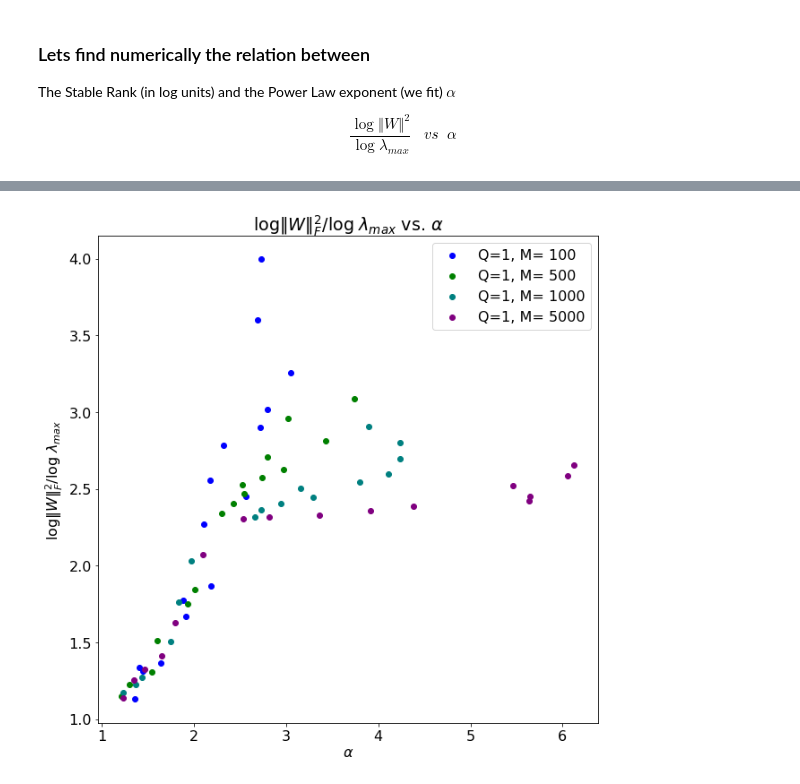
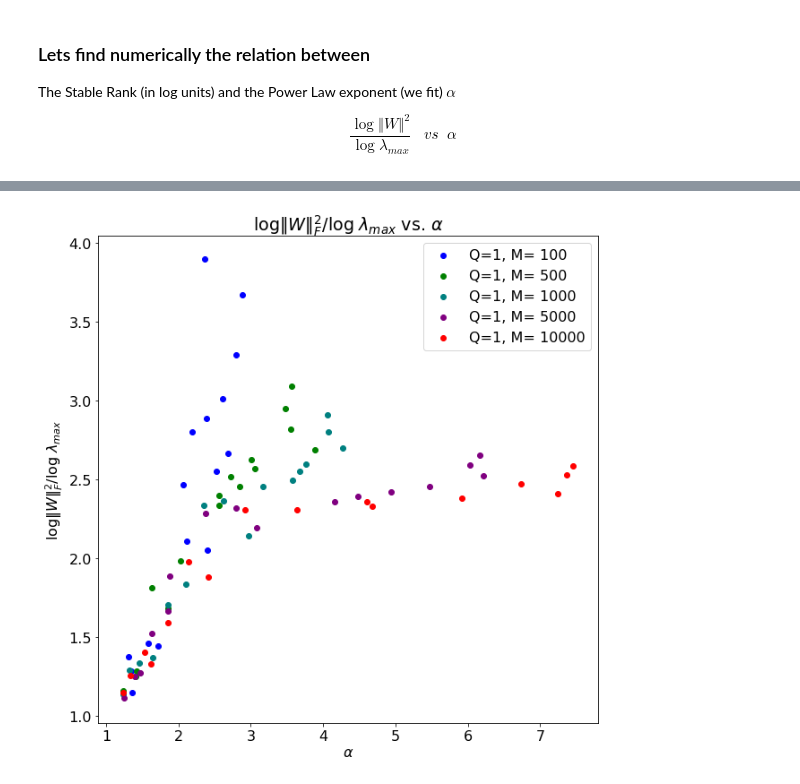
Before and after one commit to CalculatedContent/PredictingTestAccuracies, a Jupyter notebook: PowerLawExample-Alpha-LogNorm-Relations.ipynb, the cells around one changed output, grey strips where cells are left out. Cells and saved outputs as stored; diff of their text form; code cells hidden in the pictures.

```diff
--- a/PowerLawExample-Alpha-LogNorm-Relations.ipynb
+++ b/PowerLawExample-Alpha-LogNorm-Relations.ipynb
@@ -19,16 +19,17 @@ from IPython.core.display import display, HTML
 html = '<table><tr><th>mu</th><th>alpha</th><th>logNorm</th><th>formula</th><th>ratio</th></tr>'
 #mus, ratios, alphas =  [], [], []
 Mresults = {}
-l_maxs = []
-for M in [100, 500, 1000, 5000]:#], 10000]:
-    ratios, alphas =  [], []
+l_maxs = {}
+for M in [100, 500, 1000, 5000, 10000]:
+    ratios, alphas = [], []
+    l_maxs[M] = []
 
     #N = (np.random.randint(3)+1)*M
     N = M
-    for mu in [0.5, 0.75, 1.0, 1.25, 1.5, 1.75, 2.0, 2.25, 2.5, 2.75, 3.0, 3.25, 3.5, 4, 4.5, 5]:
+    for mu in tqdm([0.5, 0.75, 1.0, 1.25, 1.5, 1.75, 2.0, 2.25, 2.5, 2.75, 3.0, 3.25, 3.5, 4, 4.5, 5]):
     # mu = 5 * np.random.random_sample() + 0.5
 
-        print("N, M {}x{} mu: {}".format(N, M, mu))
+        #print("N, M {}x{} mu: {}".format(N, M, mu))
 
         W = np.random.pareto(a=mu,size=(N,M))
         normW = np.linalg.norm(W, ord='fro')#/np.sqrt(N)
@@ -36,7 +37,7 @@ for M in [100, 500, 1000, 5000]:#], 10000]:
         logNorm2 = 2.0*np.log10(normW)
 
         X=np.dot(W.T,W)/N
-        print(X.shape)
+        #print(X.shape)
         evals = np.linalg.eigvals(X)
 
         l_max, l_min = np.max(evals), np.min(evals)
@@ -50,7 +51,7 @@ for M in [100, 500, 1000, 5000]:#], 10000]:
 
         Mresults[M]=[ratios,alphas]
 
-        l_maxs.append(l_max)
+        l_maxs[M].append(l_max)
 
             #print("mu= {} 1+mu/2 = {}, alpha= {:2f} logNorm2= {:2f}  formula= {:2f} ratio= {:2f}"
             #      .format(mu,(1+mu/2),fit.alpha, logNorm2, formula, ratio ))
@@ -137,34 +156,34 @@ plt.xlabel(r"$\alpha$")
 plt.ylabel(r"$\log\Vert W\Vert_{F}^{2} / \log\;\lambda_{max}$")
 
 colors=['red','green', 'teal']
 
 M=100
 [ratios,alphas] = Mresults[M]
 plt.scatter(alphas, ratios, label="Q=1, M= {}".format(M), color='blue')
 
 M=500
 [ratios,alphas] = Mresults[M]
 plt.scatter(alphas, ratios, label="Q=1, M= {}".format(M), color='green')
 
 
 M=1000
 [ratios,alphas] = Mresults[M]
 plt.scatter(alphas, ratios, label="Q=1, M= {}".format(M), color='teal')
 
 
 M=5000
 [ratios,alphas] = Mresults[M]
 plt.scatter(alphas, ratios, label="Q=1, M= {}".format(M), color='purple')
 
-#M=10000
-#[ratios,alphas] = Mresults[M]
-#plt.scatter(alphas, ratios, label="Q=1, M= {}".format(M), color='red')
+M=10000
+[ratios,alphas] = Mresults[M]
+plt.scatter(alphas, ratios, label="Q=1, M= {}".format(M), color='red')
 
 
 plt.legend()
 
 #plt.xlim([1,5])
 #plt.ylim([1,5])
 plt.savefig("img/Alpha-LogNorm-Relations.png")
 # %% [output]
-[figure, old version]
+[figure, new version]
```
Also changed, not shown: parts of 12 cells of this notebook, 1 other file.
